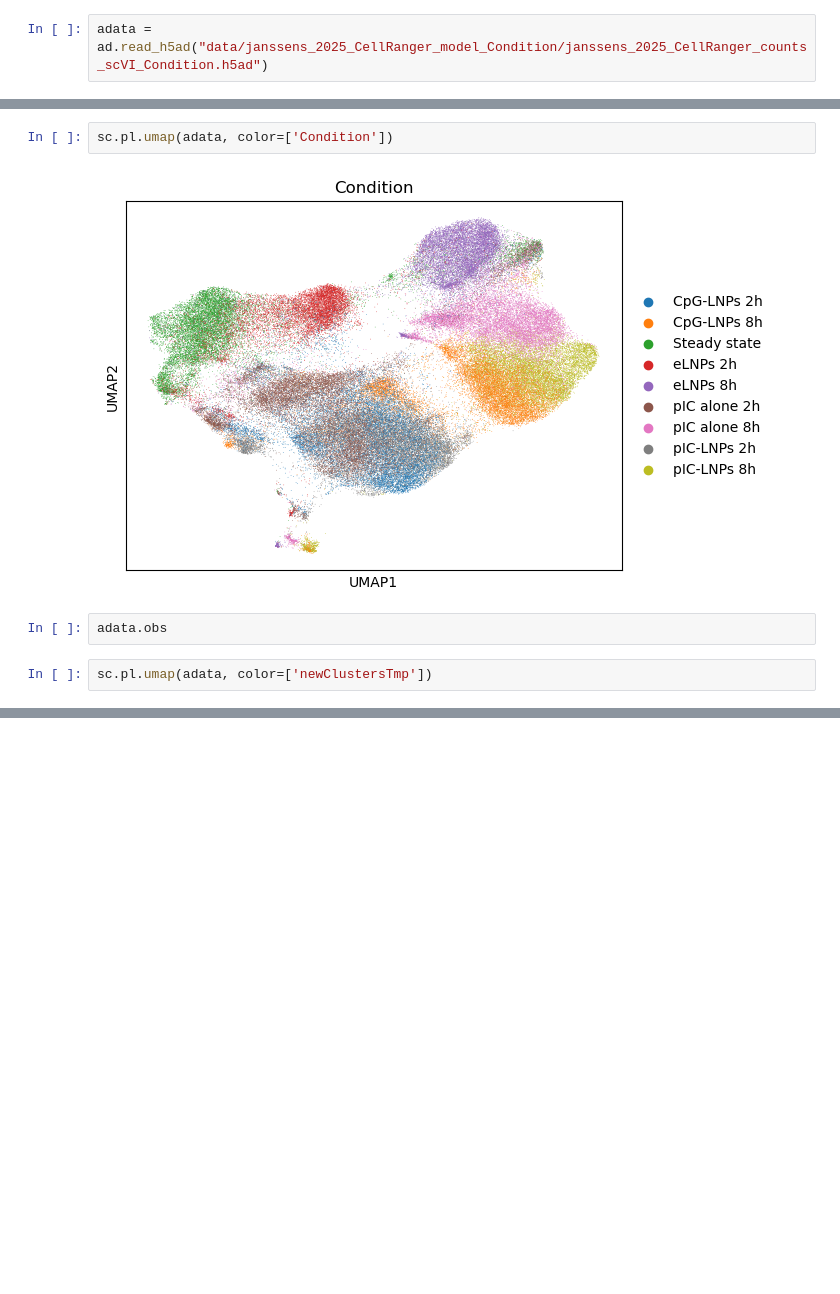
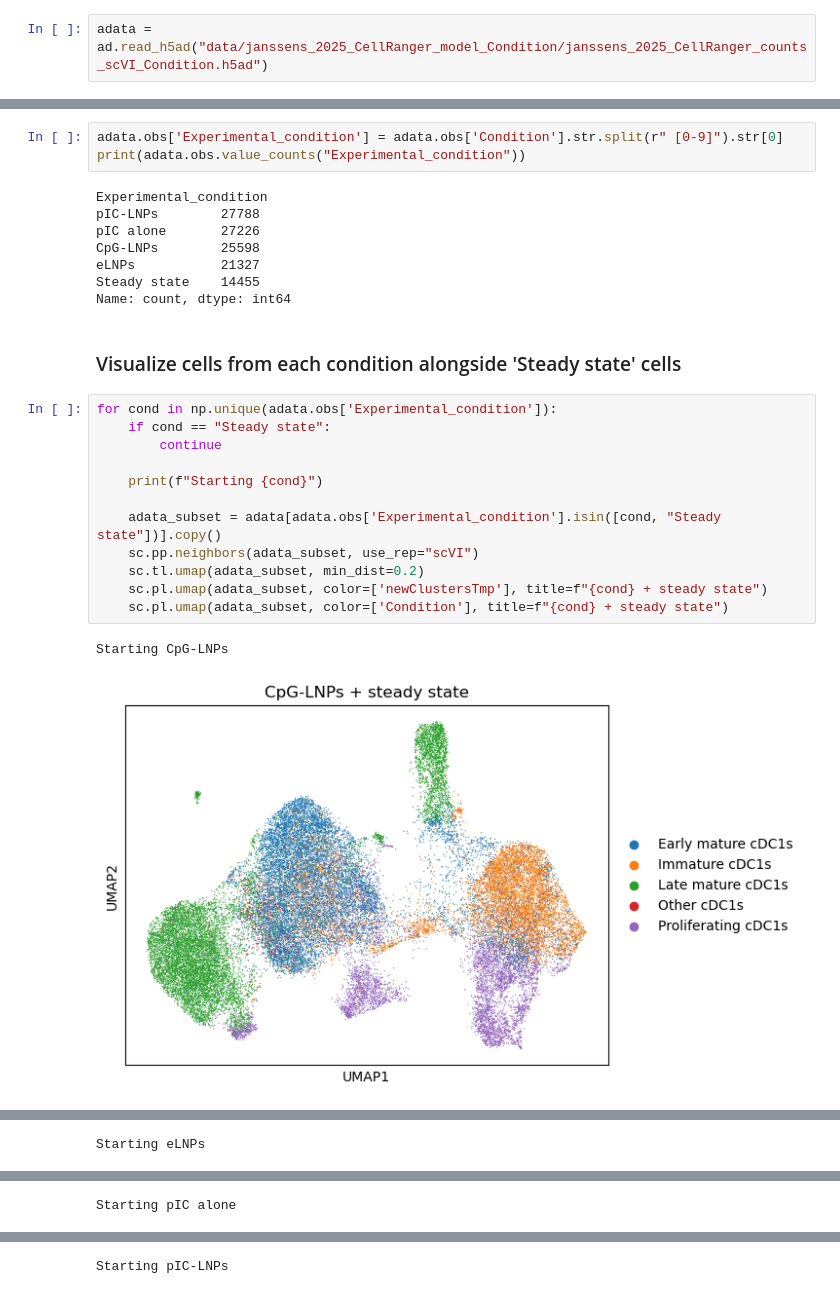
Before and after one commit to reliscu/chronocell_janssens_2025_preprint, a Jupyter notebook: 02_visualize_cells.ipynb, the cells around one changed output, grey strips where cells are left out. Cells and saved outputs as stored; diff of their text form; blank space fills up the shorter version.

```diff
--- a/02_visualize_cells.ipynb
+++ b/02_visualize_cells.ipynb
@@ -23,8 +13,28 @@ sc.pl.umap(adata, color=['newClustersTmp'])
-# %%
-sc.pl.umap(adata, color=['Condition'])
-# %% [output]
-[figure, removed]
-# %%
-adata.obs
-# %%
-sc.pl.umap(adata, color=['newClustersTmp'])
+# %%
+adata.obs['Experimental_condition'] = adata.obs['Condition'].str.split(r" [0-9]").str[0]
+print(adata.obs.value_counts("Experimental_condition"))
+# %% [output]
+Experimental_condition
+pIC-LNPs        27788
+pIC alone       27226
+CpG-LNPs        25598
+eLNPs           21327
+Steady state    14455
+Name: count, dtype: int64
+# %% [markdown]
+### Visualize cells from each condition alongside 'Steady state' cells
+# %%
+for cond in np.unique(adata.obs['Experimental_condition']):
+    if cond == "Steady state":
+        continue
+
+    print(f"Starting {cond}")
+
+    adata_subset = adata[adata.obs['Experimental_condition'].isin([cond, "Steady state"])].copy()
+    sc.pp.neighbors(adata_subset, use_rep="scVI")
+    sc.tl.umap(adata_subset, min_dist=0.2)
+    sc.pl.umap(adata_subset, color=['newClustersTmp'], title=f"{cond} + steady state")
+    sc.pl.umap(adata_subset, color=['Condition'], title=f"{cond} + steady state")
+# %% [output]
+Starting CpG-LNPs
+[figure, added]
@@ -30,0 +42 @@ sc.pl.umap(adata, color=['newClustersTmp'])
+Starting eLNPs
@@ -30,0 +45 @@ sc.pl.umap(adata, color=['newClustersTmp'])
+Starting pIC alone
@@ -30,0 +48 @@ sc.pl.umap(adata, color=['newClustersTmp'])
+Starting pIC-LNPs
```
Also changed, not shown: parts of 6 cells of this notebook, 2 other files.
